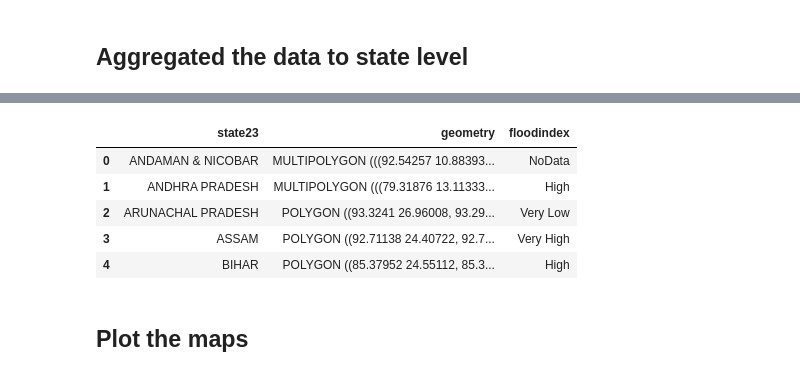
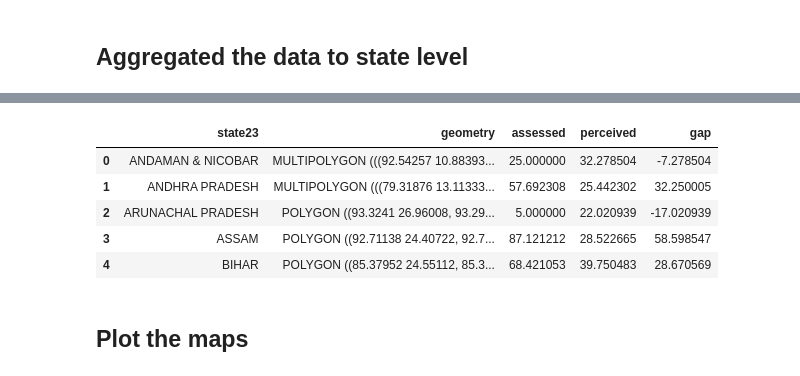
Before and after one commit to YCGS-lab/India-IGUIDE, a Jupyter notebook: scripts/03_Figures/01_FloodRisk_2by3Panel.ipynb, the cells around one changed output, grey strips where cells are left out. Drawn from its saved outputs; the diff is of its cells as text; code cells hidden in the pictures.

```diff
--- a/scripts/03_Figures/01_FloodRisk_2by3Panel.ipynb
+++ b/scripts/03_Figures/01_FloodRisk_2by3Panel.ipynb
@@ -14,7 +56,13 @@ import numpy as np
 from shapely.geometry import Polygon, MultiPolygon
 
 # read the district file
-dist_fp = r'/content/India_District_2023.shp'
+dist_fp = r'../../shapefiles/India_District_2023_simple10/India_District_2023.shp'
 gdf = gpd.read_file(dist_fp)
+gdf = gdf.dropna()
+gdf['di_code'] = gdf['di_code'].astype(int)
+
+# add perception data
+gdf = gdf.set_index('di_code').join(perceived_data.set_index('di_code'), how='left')
+
 gdf.head()
 # %% [output]
@@ -26,0 +78,16 @@ gdf.head()
+# %%
+# Define the scale
+flood_mapping = {
+    'Very High': 100,
+    'High': 75,
+    'Medium': 50,
+    'Low': 25,
+    'Very Low': 0,
+    'NoData': np.nan
+}
+
+# Apply the mapping to a new column
+gdf['assessed'] = gdf['floodindex'].map(flood_mapping)
+gdf['gap'] = gdf['assessed'] - gdf['perceived']
+
+gdf.head()
@@ -37,7 +112,7 @@ def get_mode(x):
 # We group by 'state' and apply 'get_mode' to the 'floodrisk' column
 gdf_state = gdf.dissolve(
     by='state23',
-    aggfunc={'floodindex': get_mode}
+    aggfunc={'assessed': np.mean, 'perceived': np.mean}
 )
 
 # 3. Check the result
@@ -55,5 +130,7 @@ def remove_holes(geometry):
     return geometry
 gdf_state.geometry = gdf_state.geometry.apply(remove_holes)
 
+gdf_state['gap'] = gdf_state['assessed'] - gdf_state['perceived']
+
 gdf_state.head()
 # %% [output]
@@ -60,9 +139,9 @@ gdf_state.head()
-|  | state23 | geometry | floodindex |
-| 0 | ANDAMAN & NICOBAR | MULTIPOLYGON (((92.54257 10.88393... | NoData |
-| 1 | ANDHRA PRADESH | MULTIPOLYGON (((79.31876 13.11333... | High |
-| 2 | ARUNACHAL PRADESH | POLYGON ((93.3241 26.96008, 93.29... | Very Low |
-| 3 | ASSAM | POLYGON ((92.71138 24.40722, 92.7... | Very High |
-| 4 | BIHAR | POLYGON ((85.37952 24.55112, 85.3... | High |
+|  | state23 | geometry | assessed | perceived | gap |
+| 0 | ANDAMAN & NICOBAR | MULTIPOLYGON (((92.54257 10.88393... | 25.000000 | 32.278504 | -7.278504 |
+| 1 | ANDHRA PRADESH | MULTIPOLYGON (((79.31876 13.11333... | 57.692308 | 25.442302 | 32.250005 |
+| 2 | ARUNACHAL PRADESH | POLYGON ((93.3241 26.96008, 93.29... | 5.000000 | 22.020939 | -17.020939 |
+| 3 | ASSAM | POLYGON ((92.71138 24.40722, 92.7... | 87.121212 | 28.522665 | 58.598547 |
+| 4 | BIHAR | POLYGON ((85.37952 24.55112, 85.3... | 68.421053 | 39.750483 | 28.670569 |
 # %% [markdown]
 ## Plot the maps
 # %%
```
Also changed, not shown: parts of 7 cells of this notebook, 12 other files.
